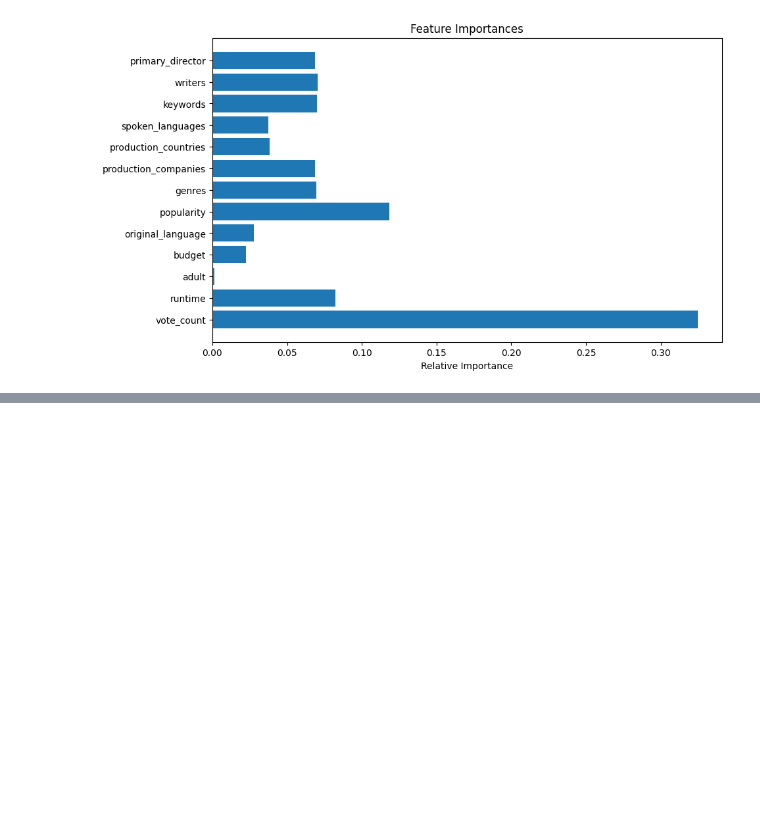
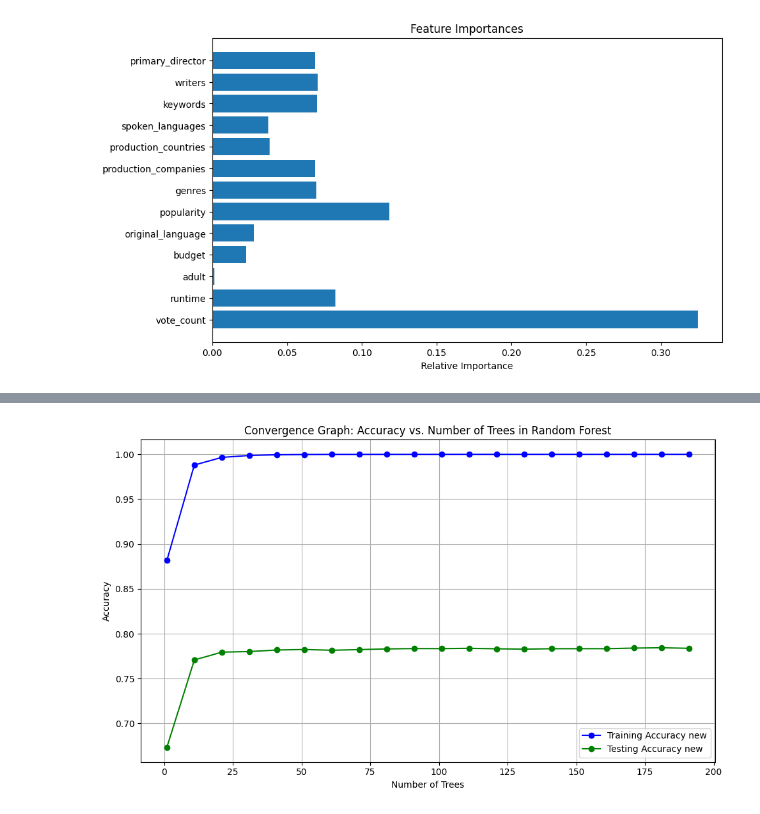
Before and after one commit to Jaagss/Movie_Success_Prediction, a Jupyter notebook: second.ipynb, the cells around one changed output, grey strips where cells are left out. Cells and saved outputs as stored; diff of their text form; code cells hidden in the pictures; blank space fills up the shorter version.

```diff
--- a/second.ipynb
+++ b/second.ipynb
@@ -649,3 +672,22 @@ plt.xlabel("Relative Importance")
 plt.show()
 # %% [output]
 [figure]
+# %%
+# List of selected features
+selected_features = [
+    'primary_director', 'writers', 'keywords', 'spoken_languages',
+    'production_countries', 'production_companies', 'genres',
+    'popularity', 'runtime', 'vote_count'
+]
+
+# Create a new DataFrame with the selected features
+new_X_df = X_train[selected_features]
+new_y_df = y_train['target']
+
+# Create new DataFrames for the train and test datasets with the selected features
+new_X_test = X_test[selected_features]
+new_y_test = y_test
+
+# Display the first few rows of the new DataFrame
+print(new_X_df.head())
+print(new_y_df.head())
@@ -651,0 +712,33 @@ plt.show()
+# %%
+#Convergence Graphs:
+from sklearn.ensemble import RandomForestClassifier
+from sklearn.metrics import accuracy_score
+
+estimators_range_new = np.arange(1, 201, 10)
+train_accuracies_new = []
+test_accuracies_new = []
+
+for n_estimators in estimators_range_new:
+    rf = RandomForestClassifier(n_estimators=n_estimators, random_state=42, n_jobs=-1)
+    rf.fit(new_X_df, new_y_df)
+
+    train_acc_new = accuracy_score(new_y_df, rf.predict(new_X_df))
+    test_acc_new = accuracy_score(new_y_test, rf.predict(new_X_test))
+
+    train_accuracies_new.append(train_acc_new)
+    test_accuracies_new.append(test_acc_new)
+
+plt.figure(figsize=(10, 6))
+plt.plot(estimators_range_new, train_accuracies_new, label='Training Accuracy new', marker='o', color='blue')
+plt.plot(estimators_range_new, test_accuracies_new, label='Testing Accuracy new', marker='o', color='green')
+
+plt.title('Convergence Graph: Accuracy vs. Number of Trees in Random Forest')
+plt.xlabel('Number of Trees')
+plt.ylabel('Accuracy')
+plt.legend()
+plt.grid(True)
+plt.tight_layout()
+
+plt.show()
+# %% [output]
+[figure, added]
```
Also changed, not shown: parts of 30 cells of this notebook, 2 other files.
